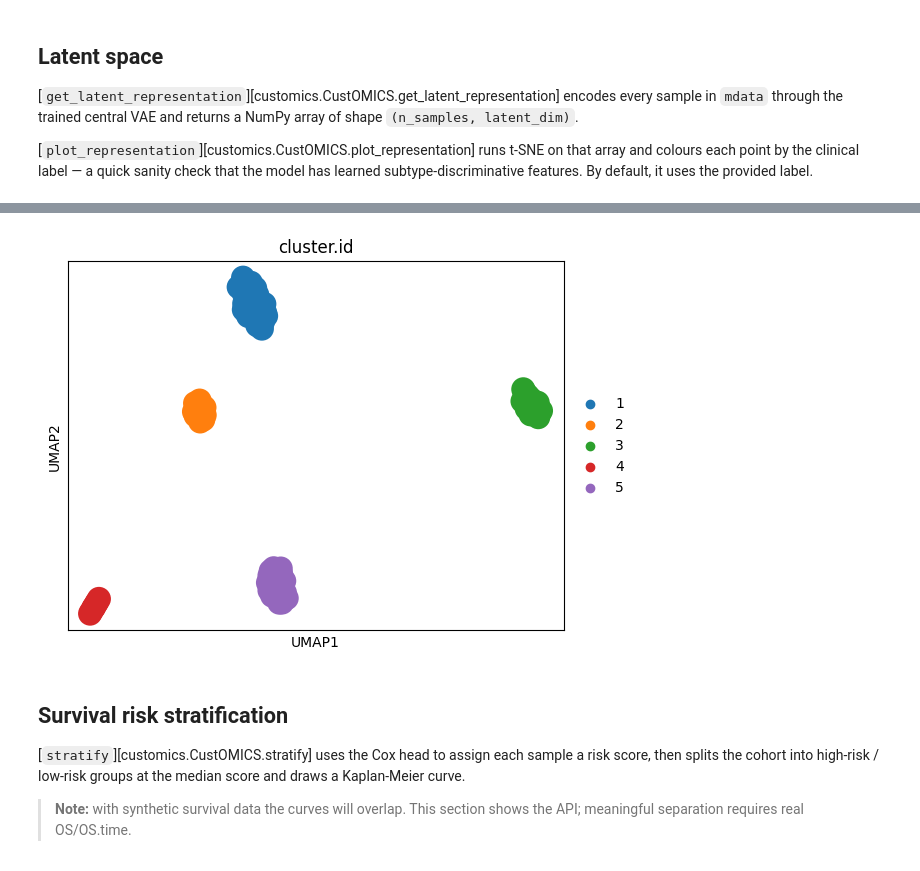
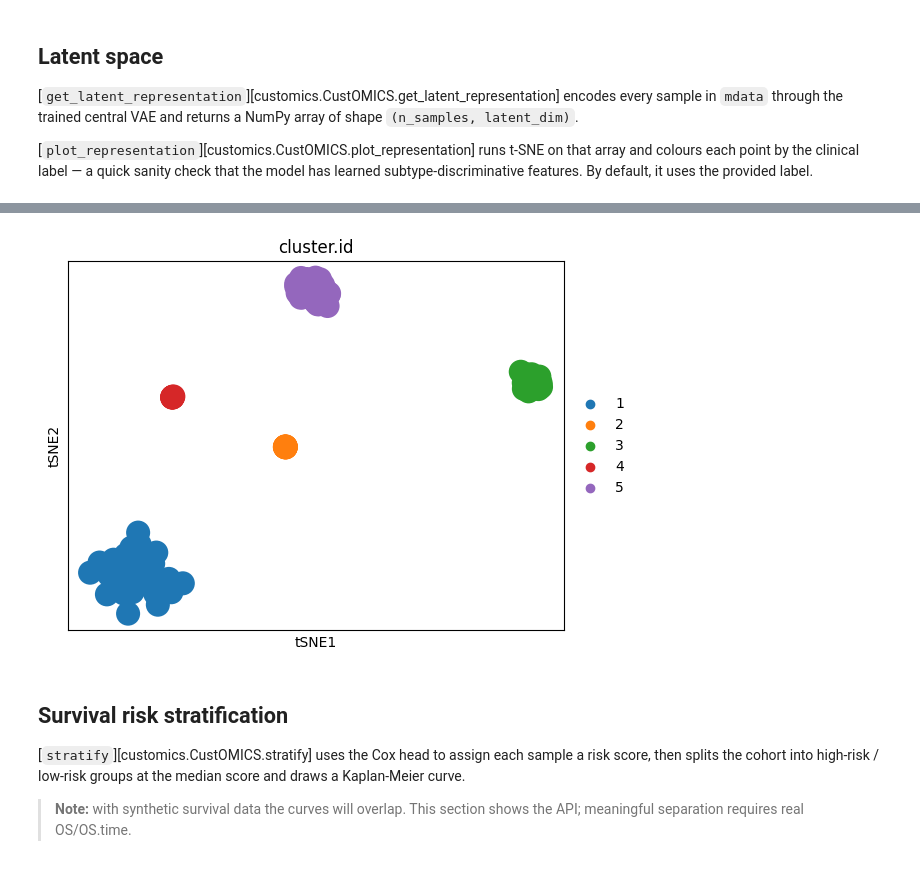
Before and after one commit to prism-oncology/customics, a Jupyter notebook: docs/tutorials/usage.ipynb, the cells around one changed output, grey strips where cells are left out. Saved outputs shown, nothing was run; the diff lists cells and outputs as text; code cells hidden in the pictures.

Commit message:
fix t-SNE in plot_representation and Add UMAP support

```diff
--- a/docs/tutorials/usage.ipynb
+++ b/docs/tutorials/usage.ipynb
@@ -211,7 +227,7 @@ features. By default, it uses the provided label.
 # %%
-model.plot_representation(mdata=mdata)
+model.plot_representation(mdata=mdata, method="tsne")
 # %% [output]
-[figure, old version]
+[figure, new version]
 # %% [markdown]
 ## Survival risk stratification
 
```
Also changed, not shown: parts of 8 cells of this notebook, 14 other files.
